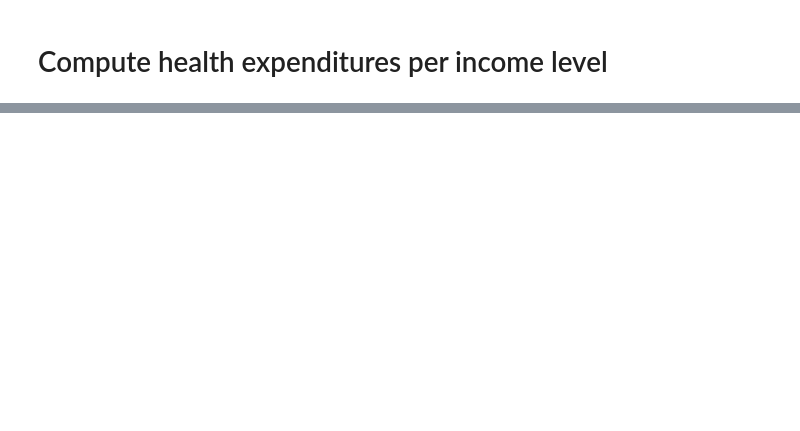
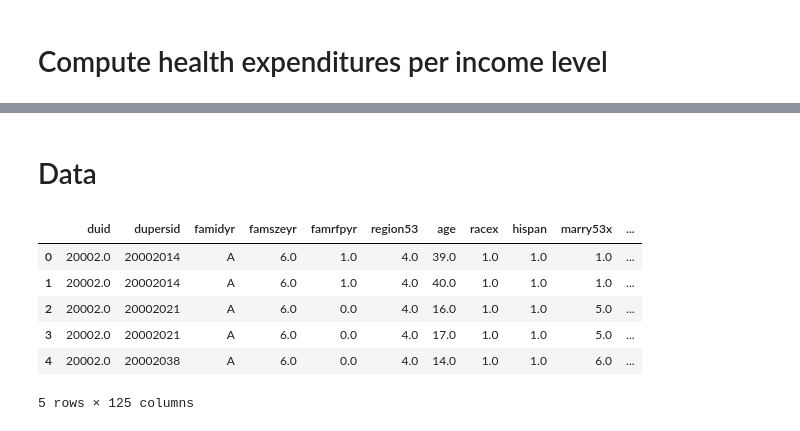
Before and after one commit to pcmichaud/agghealth_replicate, a Jupyter notebook: post/Figure D2 Health Spending by Income.ipynb, the cells around one changed output, grey strips where cells are left out. Saved outputs shown, nothing was run; the diff lists cells and outputs as text; code cells hidden in the pictures; blank space fills up the shorter version.

```diff
--- a/post/Figure D2 Health Spending by Income.ipynb
+++ b/post/Figure D2 Health Spending by Income.ipynb
@@ -244,0 +89,13 @@ plt.show()
+# %% [markdown]
+# Data
+# %%
+df = pd.read_stata('../data_sources/meps/MEPS0004_agghealth.dta', convert_categoricals=False)
+df.head()
+# %% [output]
+|  | duid | dupersid | famidyr | famszeyr | famrfpyr | region53 | age | racex | hispan | marry53x | ... |
+| 0 | 20002.0 | 20002014 | A | 6.0 | 1.0 | 4.0 | 39.0 | 1.0 | 1.0 | 1.0 | ... |
+| 1 | 20002.0 | 20002014 | A | 6.0 | 1.0 | 4.0 | 40.0 | 1.0 | 1.0 | 1.0 | ... |
+| 2 | 20002.0 | 20002021 | A | 6.0 | 0.0 | 4.0 | 16.0 | 1.0 | 1.0 | 5.0 | ... |
+| 3 | 20002.0 | 20002021 | A | 6.0 | 0.0 | 4.0 | 17.0 | 1.0 | 1.0 | 5.0 | ... |
+| 4 | 20002.0 | 20002038 | A | 6.0 | 0.0 | 4.0 | 14.0 | 1.0 | 1.0 | 6.0 | ... |
+5 rows × 125 columns
```
Also changed, not shown: parts of 54 cells of this notebook, 8 other files.
